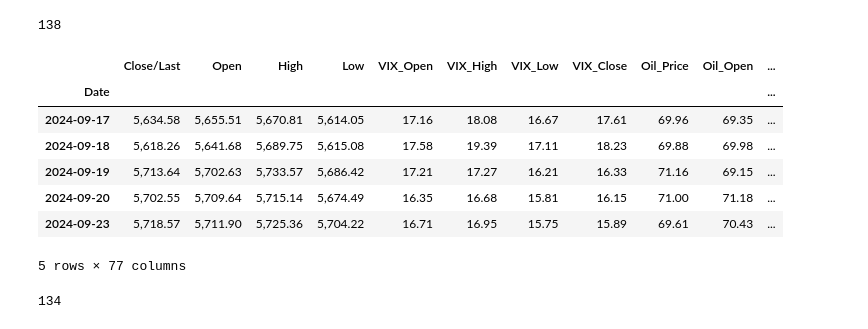
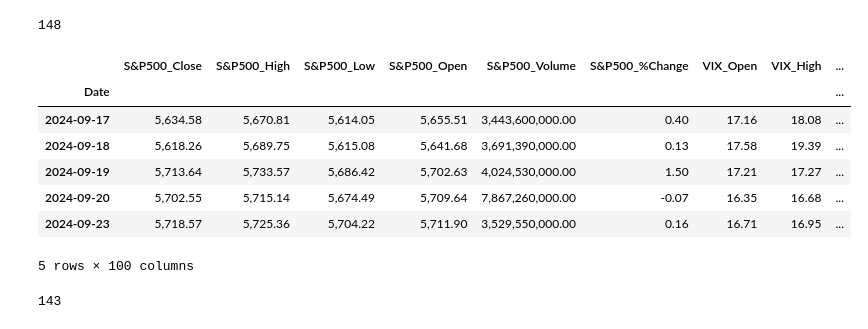
Before and after one commit to mestakevin/CIS662_Project, a Jupyter notebook: S&P500_Hybrid_Edited.ipynb, the cells around one changed output. Drawn from its saved outputs; the diff is of its cells as text; code cells hidden in the pictures.

```diff
--- a/S&P500_Hybrid_Edited.ipynb
+++ b/S&P500_Hybrid_Edited.ipynb
@@ -55,39 +74,44 @@ stock_data.head()
 # %%
 len(stock_data)
 
 subset_data = stock_data
 for i in range(1, 5):
-    subset_data[f'Close_lag_{i}'] = subset_data['Close/Last'].shift(i)
-    subset_data[f'Open_lag_{i}'] = subset_data['Open'].shift(i)
-    subset_data[f'High_lag_{i}'] = subset_data['High'].shift(i)
-    subset_data[f'Low_lag_{i}'] = subset_data['Low'].shift(i)
+    subset_data[f'S&P500_Close_lag_{i}'] = subset_data['S&P500_Close'].shift(i)
+    subset_data[f'S&P500_High_lag_{i}'] = subset_data['S&P500_High'].shift(i)
+    subset_data[f'S&P500_Low_lag_{i}'] = subset_data['S&P500_Low'].shift(i)
+    subset_data[f'S&P500_Open_lag_{i}'] = subset_data['S&P500_Open'].shift(i)
+    subset_data[f'S&P500_Volume_lag_{i}'] = subset_data['S&P500_Volume'].shift(i)
+    subset_data[f'S&P500_%Change_lag_{i}'] = subset_data['S&P500_%Change'].shift(i)
     subset_data[f'VIX_Open_lag_{i}'] = subset_data['VIX_Open'].shift(i)
     subset_data[f'VIX_High_lag_{i}'] = subset_data['VIX_High'].shift(i)
     subset_data[f'VIX_Low_lag_{i}'] = subset_data['VIX_Low'].shift(i)
     subset_data[f'VIX_Close_lag_{i}'] = subset_data['VIX_Close'].shift(i)
-    subset_data[f'Oil_Price_lag_{i}'] = subset_data['Oil_Price'].shift(i)
-    subset_data[f'Oil_Open_lag_{i}'] = subset_data['Oil_Open'].shift(i)
-    subset_data[f'Oil_Volume_lag_{i}'] = subset_data['Oil_Volume'].shift(i)
-    subset_data[f'Oil_%Change_lag_{i}'] = subset_data['Oil_%Change'].shift(i)
-    subset_data[f'VFIX_Price_lag_{i}'] = subset_data['VFIX_Price'].shift(i)
-    subset_data[f'28_Day_VAR_lag_{i}'] = subset_data['28_Day_VAR'].shift(i)
-    subset_data[f'21_Day_VAR_lag_{i}'] = subset_data['21_Day_VAR'].shift(i)
+    subset_data[f'VFIX_Open_lag_{i}'] = subset_data['VFIX_Open'].shift(i)
+    subset_data[f'VFIX_High_lag_{i}'] = subset_data['VFIX_High'].shift(i)
+    subset_data[f'VFIX_Low_lag_{i}'] = subset_data['VFIX_Low'].shift(i)
+    subset_data[f'VFIX_Close_lag_{i}'] = subset_data['VFIX_Close'].shift(i)
+    subset_data[f'OilFutures_Price_lag_{i}'] = subset_data['OilFutures_Price'].shift(i)
+    subset_data[f'OilFutures_Open_lag_{i}'] = subset_data['OilFutures_Open'].shift(i)
+    subset_data[f'OilFutures_High_lag_{i}'] = subset_data['OilFutures_High'].shift(i)
+    subset_data[f'OilFutures_Low_lag_{i}'] = subset_data['OilFutures_Low'].shift(i)
+    subset_data[f'OilFutures_Vol_lag_{i}'] = subset_data['OilFutures_Vol'].shift(i)
+    subset_data[f'OilFutures_Change%_lag_{i}'] = subset_data['OilFutures_Change%'].shift(i)
 
 subset_data = subset_data.dropna()
 subset_data.head()
 
 len(subset_data)
 # %% [output]
-138
+148
-|  | Close/Last | Open | High | Low | VIX_Open | VIX_High | VIX_Low | VIX_Close | Oil_Price | Oil_Open | ... |
-| Date |  |  |  |  |  |  |  |  |  |  | ... |
-| 2024-09-17 | 5,634.58 | 5,655.51 | 5,670.81 | 5,614.05 | 17.16 | 18.08 | 16.67 | 17.61 | 69.96 | 69.35 | ... |
-| 2024-09-18 | 5,618.26 | 5,641.68 | 5,689.75 | 5,615.08 | 17.58 | 19.39 | 17.11 | 18.23 | 69.88 | 69.98 | ... |
-| 2024-09-19 | 5,713.64 | 5,702.63 | 5,733.57 | 5,686.42 | 17.21 | 17.27 | 16.21 | 16.33 | 71.16 | 69.15 | ... |
-| 2024-09-20 | 5,702.55 | 5,709.64 | 5,715.14 | 5,674.49 | 16.35 | 16.68 | 15.81 | 16.15 | 71.00 | 71.18 | ... |
-| 2024-09-23 | 5,718.57 | 5,711.90 | 5,725.36 | 5,704.22 | 16.71 | 16.95 | 15.75 | 15.89 | 69.61 | 70.43 | ... |
+|  | S&P500_Close | S&P500_High | S&P500_Low | S&P500_Open | S&P500_Volume | S&P500_%Change | VIX_Open | VIX_High | ... |
+| Date |  |  |  |  |  |  |  |  | ... |
+| 2024-09-17 | 5,634.58 | 5,670.81 | 5,614.05 | 5,655.51 | 3,443,600,000.00 | 0.40 | 17.16 | 18.08 | ... |
+| 2024-09-18 | 5,618.26 | 5,689.75 | 5,615.08 | 5,641.68 | 3,691,390,000.00 | 0.13 | 17.58 | 19.39 | ... |
+| 2024-09-19 | 5,713.64 | 5,733.57 | 5,686.42 | 5,702.63 | 4,024,530,000.00 | 1.50 | 17.21 | 17.27 | ... |
+| 2024-09-20 | 5,702.55 | 5,715.14 | 5,674.49 | 5,709.64 | 7,867,260,000.00 | -0.07 | 16.35 | 16.68 | ... |
+| 2024-09-23 | 5,718.57 | 5,725.36 | 5,704.22 | 5,711.90 | 3,529,550,000.00 | 0.16 | 16.71 | 16.95 | ... |
-5 rows × 77 columns
+5 rows × 100 columns
-134
+143
 # %%
 subset_data.isna().sum()
 subset_data.columns
```
Also changed, not shown: parts of 10 cells of this notebook, 1 other file.
